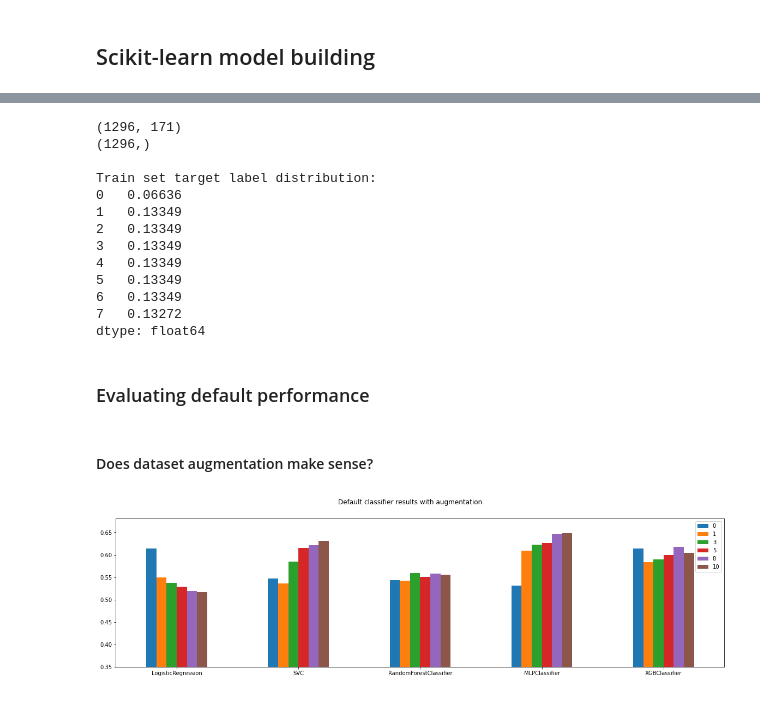
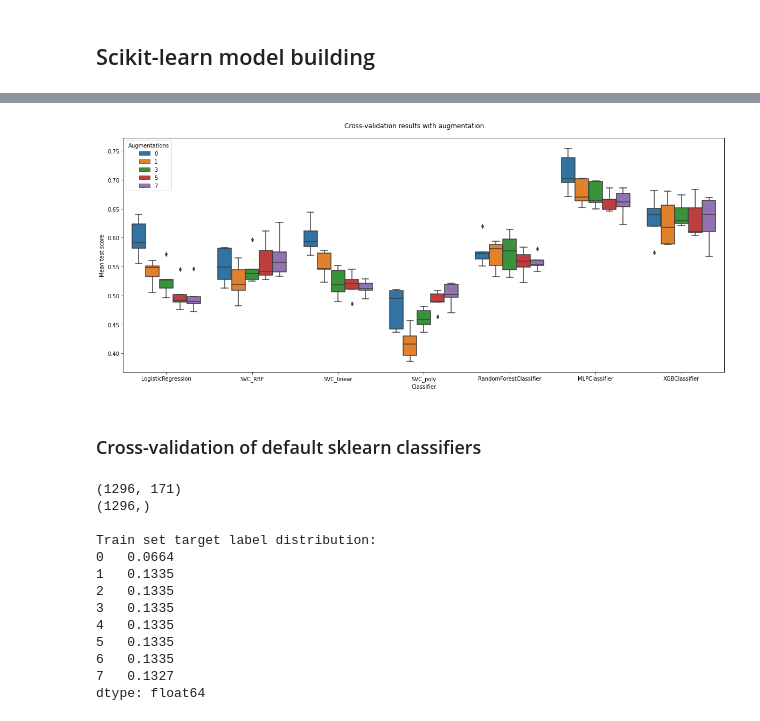
Before and after one commit to TuomasKuutsa/Emotion-classifier-project, a Jupyter notebook: EmotionClassification.ipynb, the cells around one changed output, grey strips where cells are left out. Drawn from its saved outputs; the diff is of its cells as text; code cells hidden in the pictures.

```diff
--- a/EmotionClassification.ipynb
+++ b/EmotionClassification.ipynb
@@ -68 +101,12 @@ X_train_paths, X_test_paths = train_test_split(path_list, stratify=targets, test
+# %%
+scores = pd.melt(joblib.load('results/AugmentationResults'), var_name=['Classifier', 'Augmentations'], value_name='Mean test score')
+
+plt.figure(figsize=(20, 8))
+sns.boxplot(data=scores, x='Classifier', y='Mean test score', hue='Augmentations')
+plt.suptitle('Cross-validation results with augmentation', y=0.93)
+plt.show()
+# %% [output]
+[figure, added]
+# %% [markdown]
+### Cross-validation of default sklearn classifiers
 # %%
@@ -92,16 +136,12 @@ print(f'\nTrain set target label distribution:\n{pd.DataFrame(y_train).value_cou
 (1296,)
 
 Train set target label distribution:
-0   0.06636
-1   0.13349
-2   0.13349
-3   0.13349
-4   0.13349
-5   0.13349
-6   0.13349
-7   0.13272
+0   0.0664
+1   0.1335
+2   0.1335
+3   0.1335
+4   0.1335
+5   0.1335
+6   0.1335
+7   0.1327
 dtype: float64
-# %% [markdown]
-### Evaluating default performance
-# %% [markdown]
-#### Does dataset augmentation make sense?
@@ -163,6 +147,0 @@ joblib.dump(mask_scores, 'results/SVCAugmentationResults')
-# %%
-pd.DataFrame(joblib.load('results/AugmentationResults')).plot.bar(figsize=(20,5), ylim=(0.35), rot=0)
-plt.suptitle('Default classifier results with augmentation')
-plt.show()
-# %% [output]
-[figure, removed]
```
Also changed, not shown: parts of 73 cells of this notebook, 43 other files.
